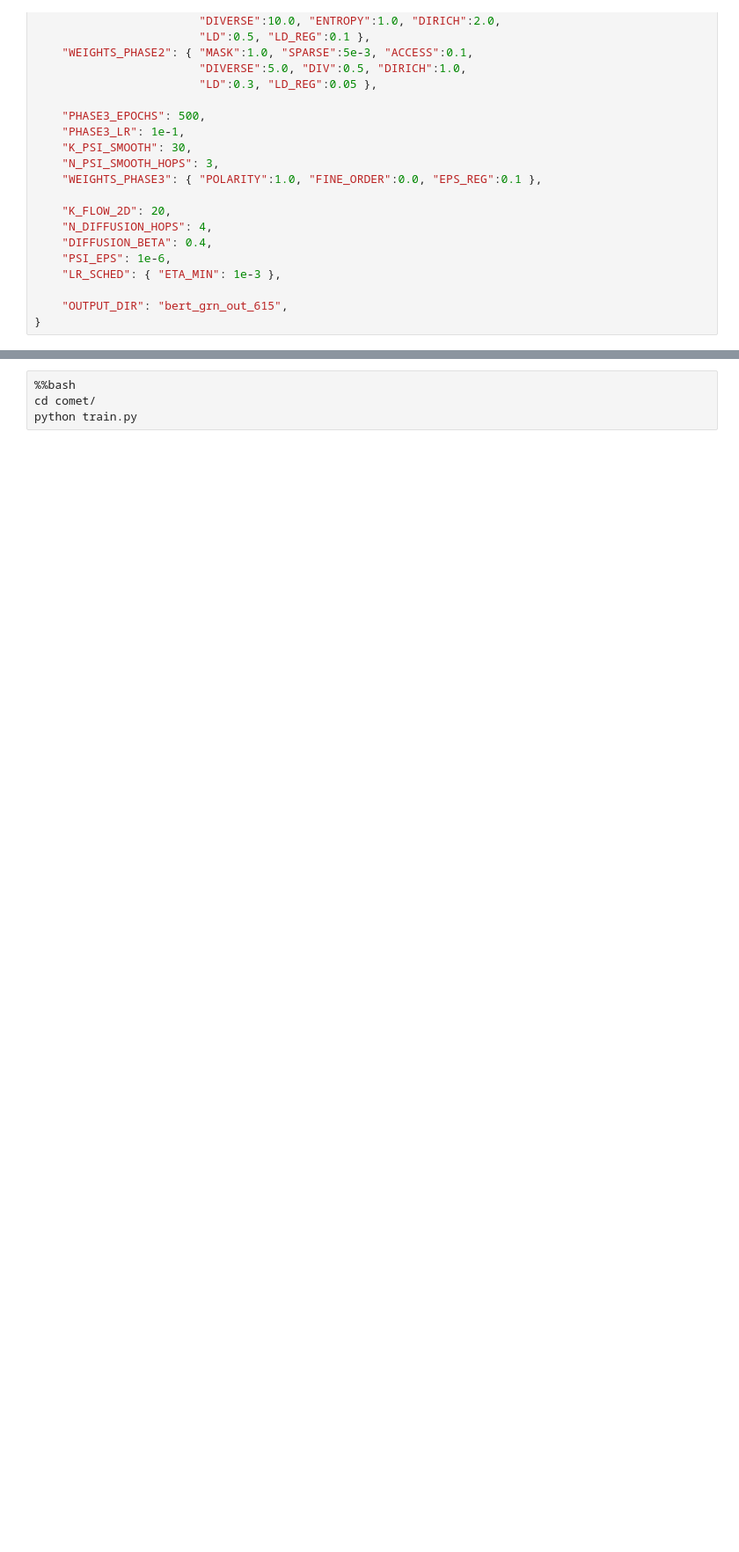
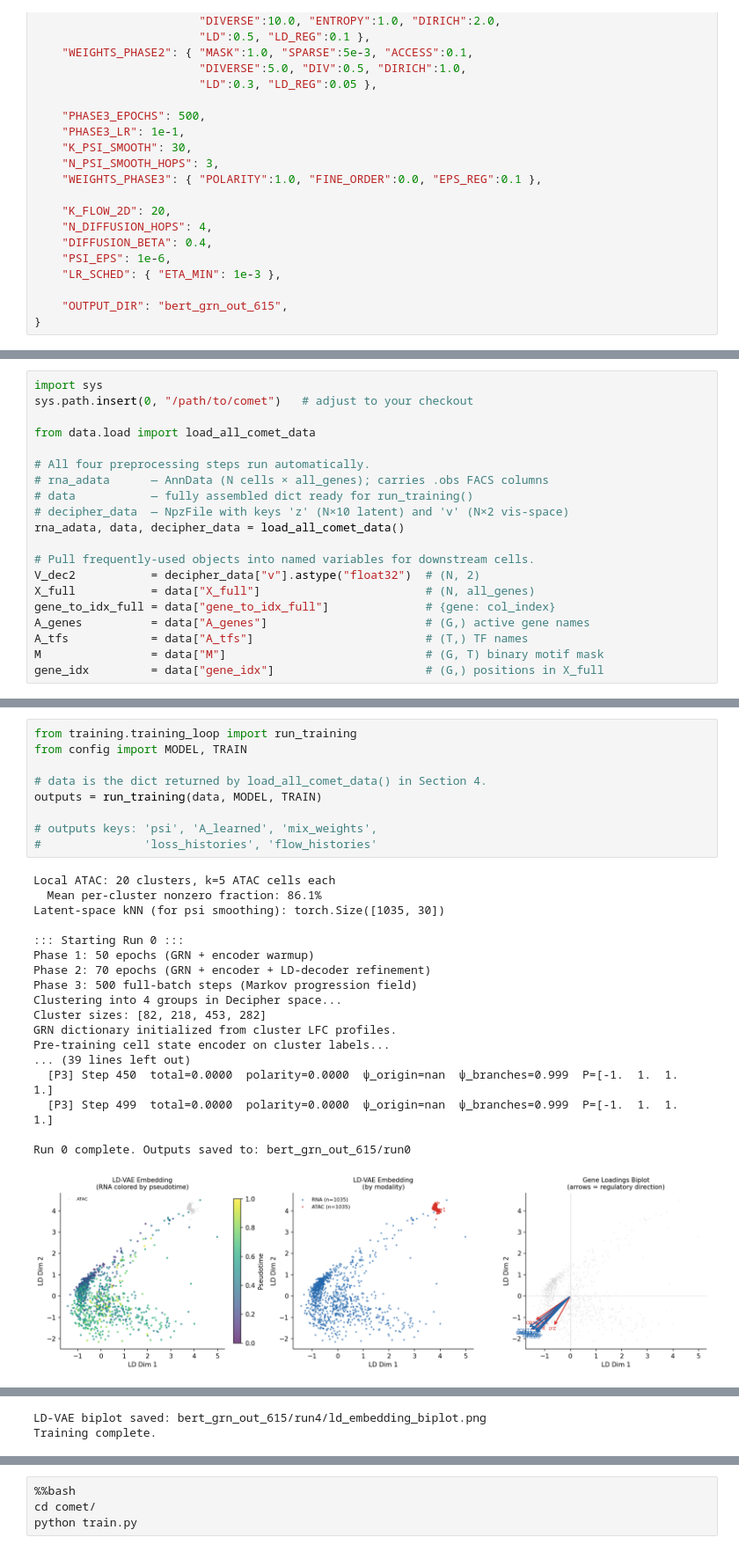
Before and after one commit to azizilab/COMET, a Jupyter notebook: comet/run_comet.ipynb, the cells around one changed output, grey strips where cells are left out. Shown at 88% size. Drawn from its saved outputs; the diff is of its cells as text; blank space fills up the shorter version.

```diff
--- a/comet/run_comet.ipynb
+++ b/comet/run_comet.ipynb
@@ -127,0 +129,20 @@ TRAIN = {
+# %%
+import sys
+sys.path.insert(0, "/path/to/comet")   # adjust to your checkout
+
+from data.load import load_all_comet_data
+
+# All four preprocessing steps run automatically.
+# rna_adata      — AnnData (N cells × all_genes); carries .obs FACS columns
+# data           — fully assembled dict ready for run_training()
+# decipher_data  — NpzFile with keys 'z' (N×10 latent) and 'v' (N×2 vis-space)
+rna_adata, data, decipher_data = load_all_comet_data()
+
+# Pull frequently-used objects into named variables for downstream cells.
+V_dec2           = decipher_data["v"].astype("float32")  # (N, 2)
+X_full           = data["X_full"]                        # (N, all_genes)
+gene_to_idx_full = data["gene_to_idx_full"]              # {gene: col_index}
+A_genes          = data["A_genes"]                       # (G,) active gene names
+A_tfs            = data["A_tfs"]                         # (T,) TF names
+M                = data["M"]                             # (G, T) binary motif mask
+gene_idx         = data["gene_idx"]                      # (G,) positions in X_full
@@ -158,0 +185,28 @@ Preprocessing is automatic — `train.py` calls `data/load.py` functions in sequ
+# %%
+from training.training_loop import run_training
+from config import MODEL, TRAIN
+
+# data is the dict returned by load_all_comet_data() in Section 4.
+outputs = run_training(data, MODEL, TRAIN)
+
+# outputs keys: 'psi', 'A_learned', 'mix_weights',
+#               'loss_histories', 'flow_histories'
+# %% [output]
+Local ATAC: 20 clusters, k=5 ATAC cells each
+  Mean per-cluster nonzero fraction: 86.1%
+Latent-space kNN (for psi smoothing): torch.Size([1035, 30])
+
+::: Starting Run 0 :::
+Phase 1: 50 epochs (GRN + encoder warmup)
+Phase 2: 70 epochs (GRN + encoder + LD-decoder refinement)
+Phase 3: 500 full-batch steps (Markov progression field)
+Clustering into 4 groups in Decipher space...
+Cluster sizes: [82, 218, 453, 282]
+GRN dictionary initialized from cluster LFC profiles.
+Pre-training cell state encoder on cluster labels...
+... (39 lines left out)
+  [P3] Step 450  total=0.0000  polarity=0.0000  ψ_origin=nan  ψ_branches=0.999  P=[-1.  1.  1.  1.]
+  [P3] Step 499  total=0.0000  polarity=0.0000  ψ_origin=nan  ψ_branches=0.999  P=[-1.  1.  1.  1.]
+
+Run 0 complete. Outputs saved to: bert_grn_out_615/run0
+[figure, added]
@@ -158,0 +285,2 @@ Preprocessing is automatic — `train.py` calls `data/load.py` functions in sequ
+LD-VAE biplot saved: bert_grn_out_615/run4/ld_embedding_biplot.png
+Training complete.
```
Also changed, not shown: parts of 20 cells of this notebook, 24 other files.
